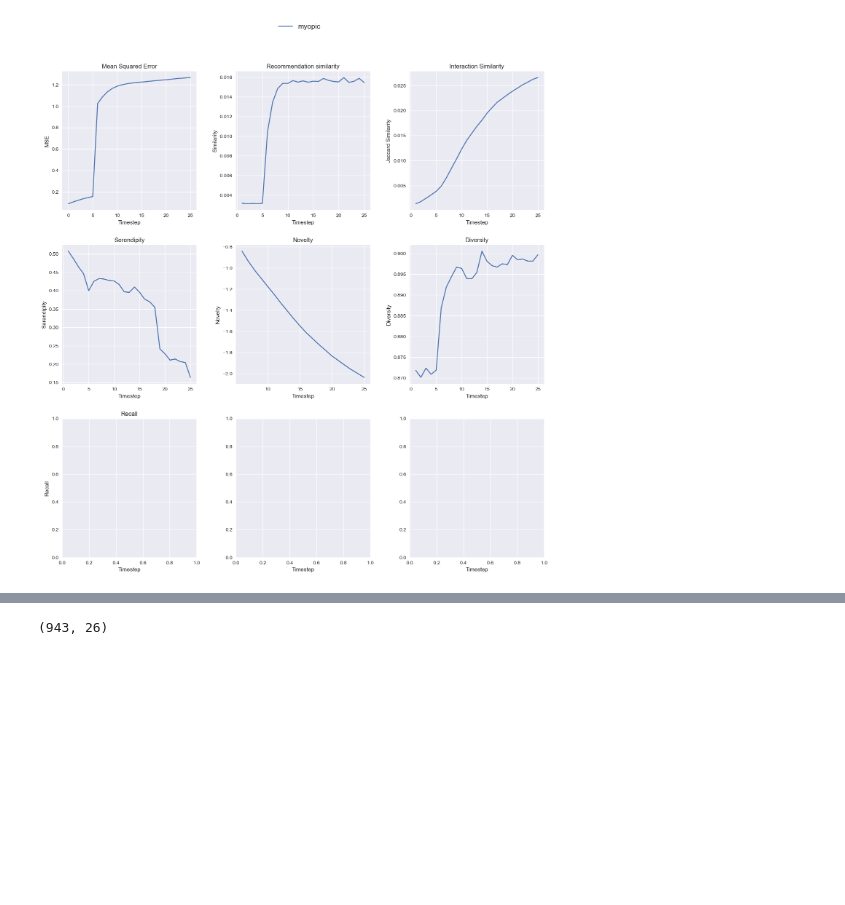
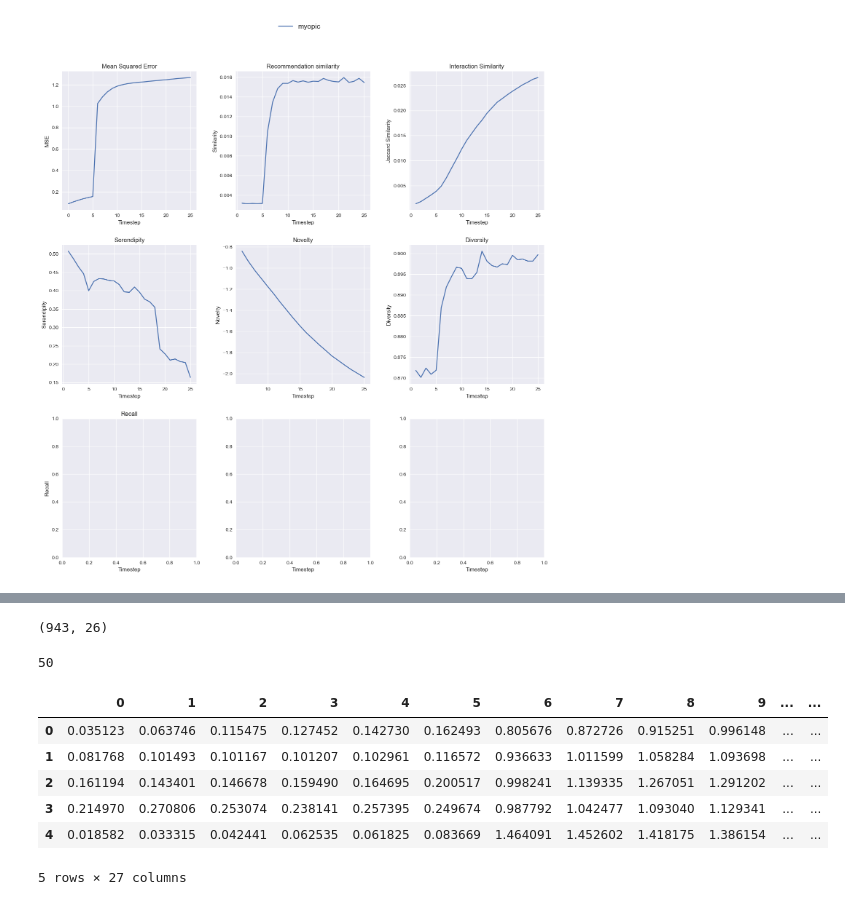
Before and after one commit to jannikjw/fair-recommender-systems, a Jupyter notebook: metric_exploration.ipynb, the cells around one changed output, grey strips where cells are left out. Cells and saved outputs as stored; diff of their text form; code cells hidden in the pictures; blank space fills up the shorter version.

```diff
--- a/metric_exploration.ipynb
+++ b/metric_exploration.ipynb
@@ -244,8 +213,56 @@ measurements_df['interaction_histogram'][0].shape#.shape
-# %%
-user_mse = np.array(measurements_df['user_mse'].values.tolist()).T
-user_mse.shape
-# user_mse[0]
-# user_mse.to_numpy().flatten().shape#[0].shape#.reshape((user_mse[0].shape[0]))
-# user_mse.shape
-# %% [output]
-(943, 26)
+# %%
+# Getting `user_mse` values for each timestep
+measurements = model.get_measurements()
+user_mse = measurements['user_mse']
+user_mse = np.array(user_mse).T
+user_mse.shape
+# %% [output]
+(943, 26)
+# %%
+# Getting user clusters
+
+def USER_get_topic_clusters(interaction_matrix, n_clusters:int=100, n_attrs:int=100, max_iter:int=100):
+    """
+    Creates clusters of movies based on their genre.
+    Inputs:
+    binary_ratings_matrix: a binary matrix of users and movies
+    n_attrs: number of attributes to use in NMF
+    nmf_solver: solver to use in NMF
+    Outputs:
+    clusters: a list of cluster assignments
+    """
+    # Create topic clusters
+    #create co-occurence matrix from binary_interaction_matrix print('Calculating clusters...')
+    co_occurence_matrix = interaction_matrix.T @ interaction_matrix
+    co_occurence_matrix = interaction_matrix.T @ interaction_matrix
+    # Matrix factorize co_occurence_matrix to get embeddings
+    nmf_cooc = NMF(n_components=n_attrs, max_iter=max_iter, verbose=1)
+    W_topics = nmf_cooc.fit_transform(co_occurence_matrix)
+    # cluster W_topics
+    cluster_ids = KMeans(n_clusters=n_clusters, max_iter=max_iter, random_state=random_state, verbose=1).fit_predict(W_topics)
+    # np.save(file_path, cluster_ids)
+    print('Calculated clusters.')
+    return cluster_ids
+
+n_clusters=50
+max_iter=500
+n_attrs=100
+user_clusters = USER_get_topic_clusters(binary_ratings_matrix.T, n_clusters=n_clusters, max_iter=max_iter)#, nmf_solver=nmf_solver)
+print(user_clusters.shape)
+print(item_topics.shape)
+# %%
+np.unique(user_clusters).size
+# %% [output]
+50
+# %%
+df_user_mse = pd.DataFrame(user_mse)
+df_user_mse['user_cluster'] = user_clusters
+df_user_mse.head()
+# %% [output]
+|  | 0 | 1 | 2 | 3 | 4 | 5 | 6 | 7 | 8 | 9 | ... | ... |
+| 0 | 0.035123 | 0.063746 | 0.115475 | 0.127452 | 0.142730 | 0.162493 | 0.805676 | 0.872726 | 0.915251 | 0.996148 | ... | ... |
+| 1 | 0.081768 | 0.101493 | 0.101167 | 0.101207 | 0.102961 | 0.116572 | 0.936633 | 1.011599 | 1.058284 | 1.093698 | ... | ... |
+| 2 | 0.161194 | 0.143401 | 0.146678 | 0.159490 | 0.164695 | 0.200517 | 0.998241 | 1.139335 | 1.267051 | 1.291202 | ... | ... |
+| 3 | 0.214970 | 0.270806 | 0.253074 | 0.238141 | 0.257395 | 0.249674 | 0.987792 | 1.042477 | 1.093040 | 1.129341 | ... | ... |
+| 4 | 0.018582 | 0.033315 | 0.042441 | 0.062535 | 0.061825 | 0.083669 | 1.464091 | 1.452602 | 1.418175 | 1.386154 | ... | ... |
+5 rows × 27 columns
```
Also changed, not shown: parts of 5 cells of this notebook, 1 other file.
